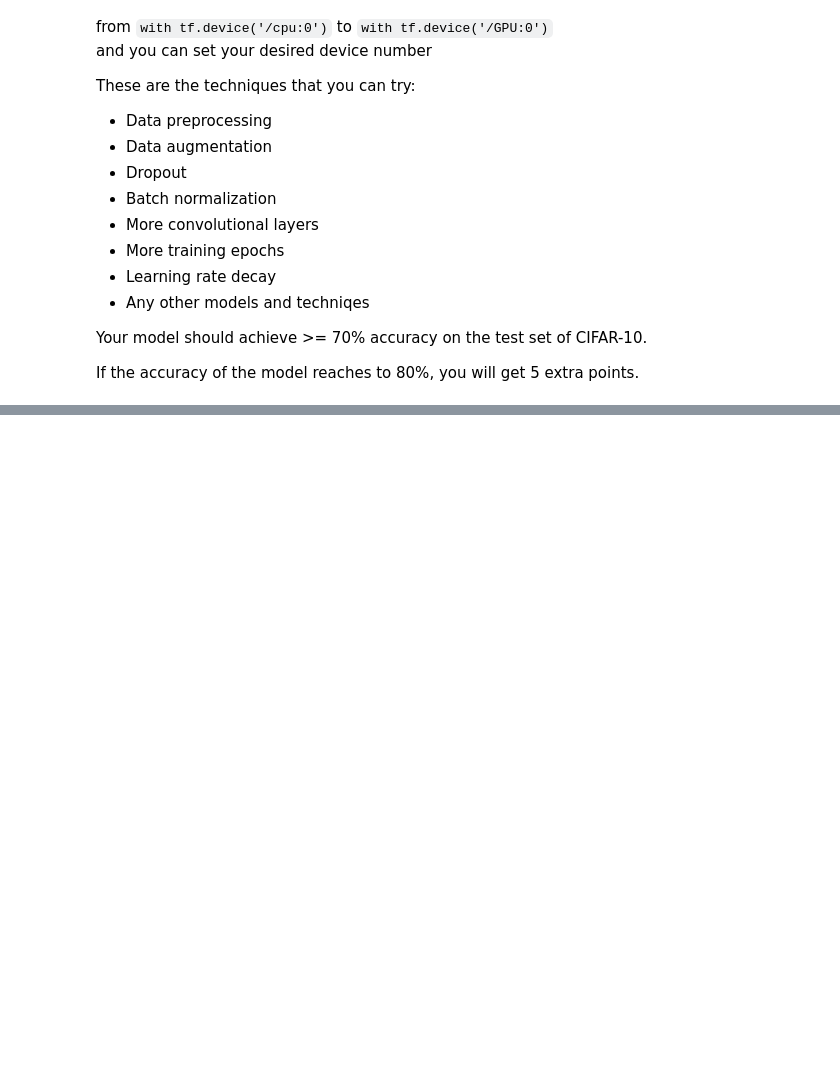
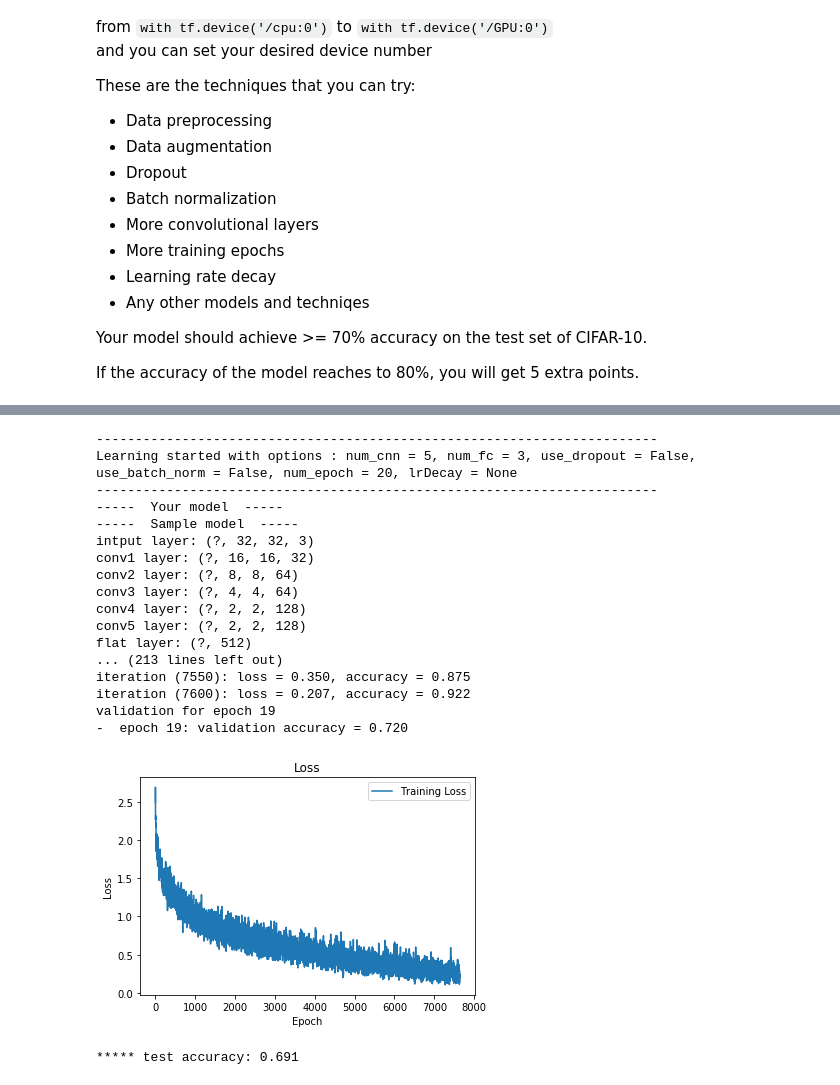
Before and after one commit to PradeepKadubandi/CSCI599-Assignment1, a Jupyter notebook: Problem_2.ipynb, the cells around one changed output, grey strips where cells are left out. Saved outputs shown, nothing was run; the diff lists cells and outputs as text; code cells hidden in the pictures; blank space fills up the shorter version.

```diff
--- a/Problem_2.ipynb
+++ b/Problem_2.ipynb
@@ -538,0 +657,22 @@ def reset_and_train(options):
+# %%
+reset_and_train(Options(num_cnn = 5, use_batch_norm = False, use_dropout = False, num_fc = 3, num_epoch = 20))
+# %% [output]
+------------------------------------------------------------------------
+Learning started with options : num_cnn = 5, num_fc = 3, use_dropout = False, use_batch_norm = False, num_epoch = 20, lrDecay = None
+------------------------------------------------------------------------
+-----  Your model  -----
+-----  Sample model  -----
+intput layer: (?, 32, 32, 3)
+conv1 layer: (?, 16, 16, 32)
+conv2 layer: (?, 8, 8, 64)
+conv3 layer: (?, 4, 4, 64)
+conv4 layer: (?, 2, 2, 128)
+conv5 layer: (?, 2, 2, 128)
+flat layer: (?, 512)
+... (213 lines left out)
+iteration (7550): loss = 0.350, accuracy = 0.875
+iteration (7600): loss = 0.207, accuracy = 0.922
+validation for epoch 19
+-  epoch 19: validation accuracy = 0.720
+[figure, added]
+***** test accuracy: 0.691
```
Also changed, not shown: parts of 10 cells of this notebook, 2 other files.
